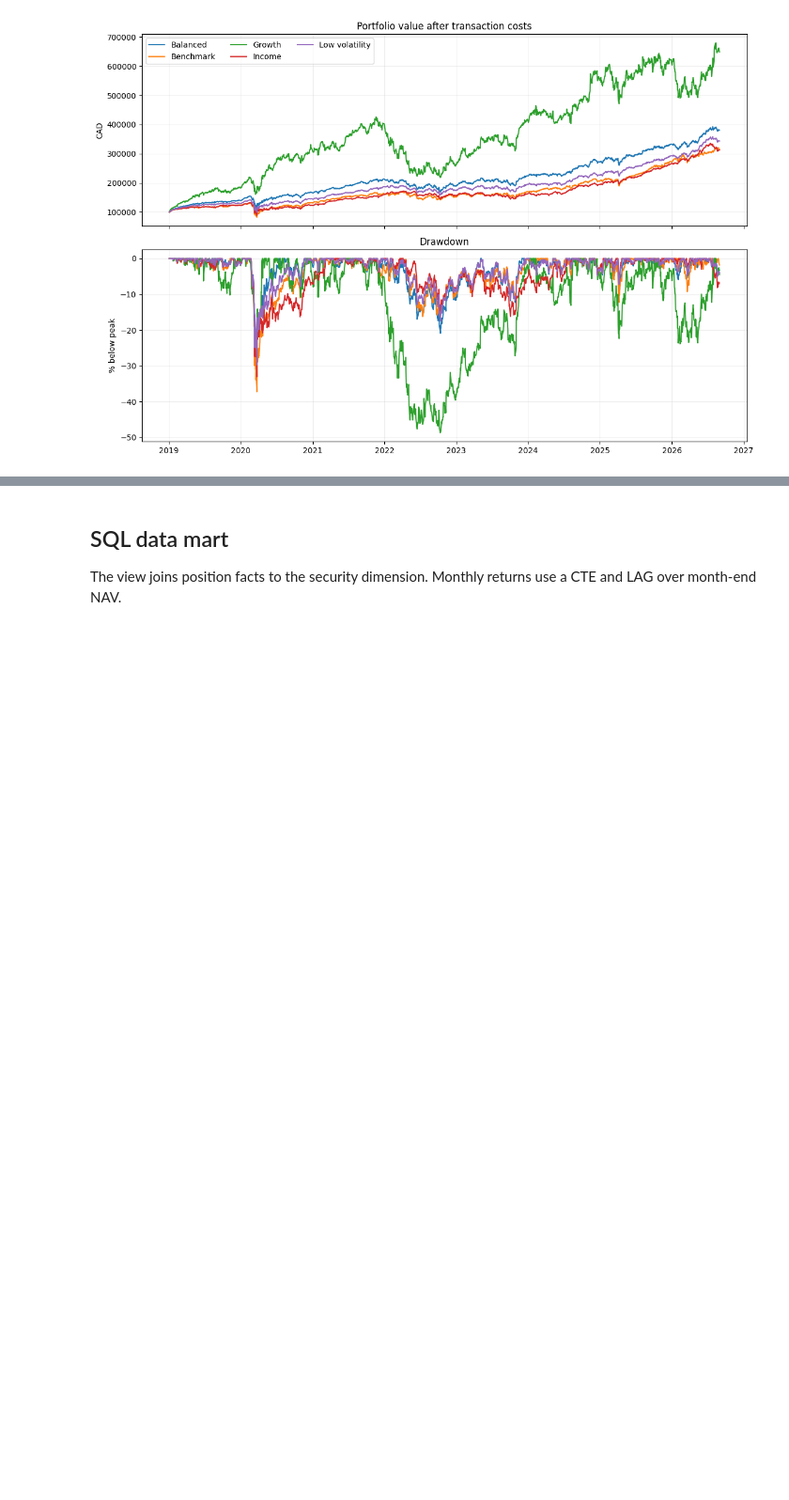
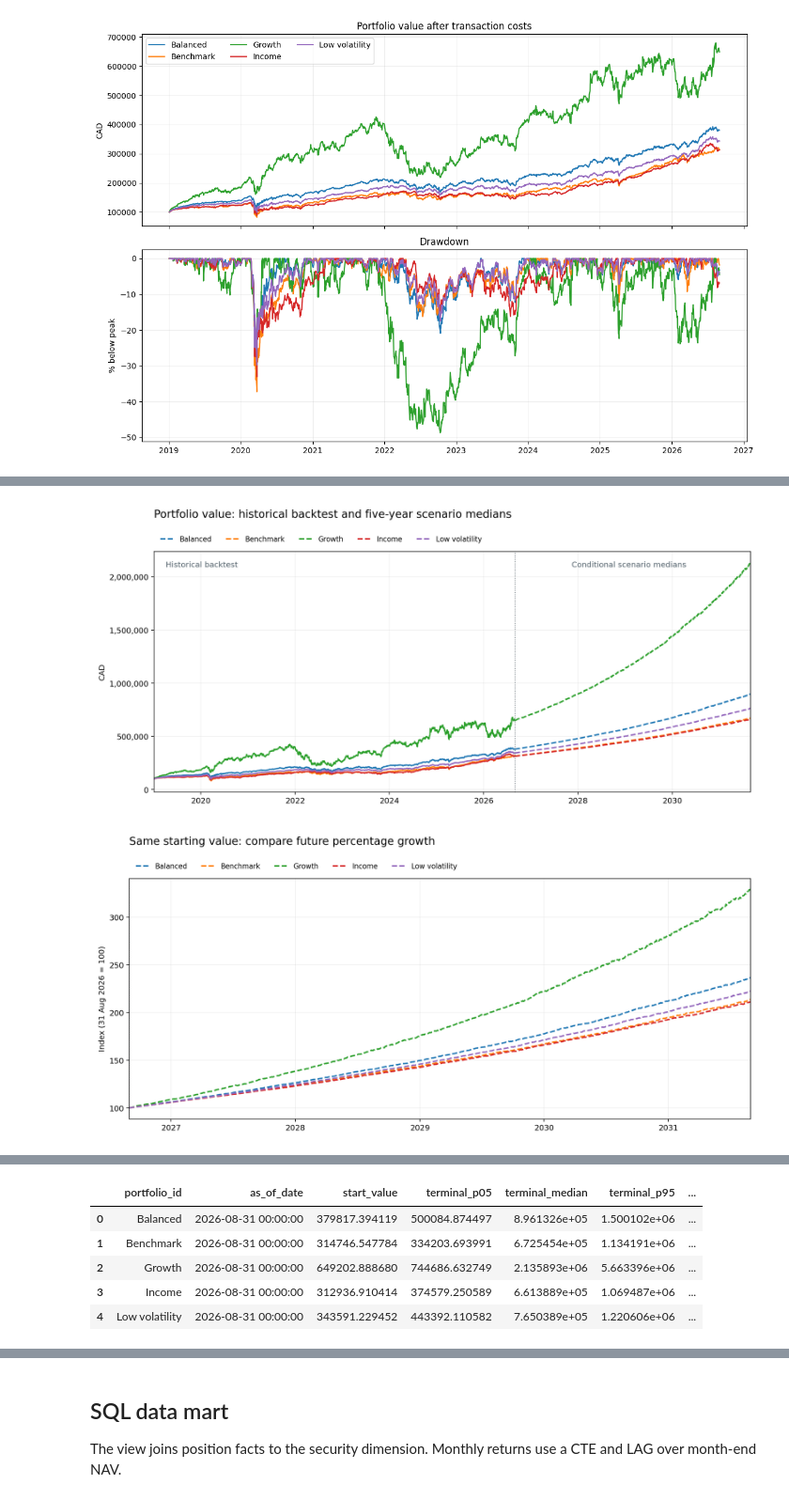
Before and after one commit to Nathan-Gomes/nathan-portfolio, a Jupyter notebook: public/investment-analytics/notebooks/portfolio_exploration.ipynb, the cells around one changed output, grey strips where cells are left out. Shown at 94% size. Saved outputs shown, nothing was run; the diff lists cells and outputs as text; code cells hidden in the pictures; blank space fills up the shorter version.

Commit message:
Publish history-to-scenario comparisons and bias methodology

```diff
--- a/public/investment-analytics/notebooks/portfolio_exploration.ipynb
+++ b/public/investment-analytics/notebooks/portfolio_exploration.ipynb
@@ -46,0 +50,8 @@ plt.show()
+# %%
+from IPython.display import Image
+for filename in ['forward_scenarios.png', 'forward_indexed.png', 'forward_ranges.png']:
+    display(Image(filename=str(ROOT / 'output' / filename)))
+display(pd.read_sql('SELECT * FROM forward_projection_summary', conn))
+# %% [output]
+[figure, added]
+[figure, added]
@@ -46,0 +59,6 @@ plt.show()
+|  | portfolio_id | as_of_date | start_value | terminal_p05 | terminal_median | terminal_p95 | ... |
+| 0 | Balanced | 2026-08-31 00:00:00 | 379817.394119 | 500084.874497 | 8.961326e+05 | 1.500102e+06 | ... |
+| 1 | Benchmark | 2026-08-31 00:00:00 | 314746.547784 | 334203.693991 | 6.725454e+05 | 1.134191e+06 | ... |
+| 2 | Growth | 2026-08-31 00:00:00 | 649202.888680 | 744686.632749 | 2.135893e+06 | 5.663396e+06 | ... |
+| 3 | Income | 2026-08-31 00:00:00 | 312936.910414 | 374579.250589 | 6.613889e+05 | 1.069487e+06 | ... |
+| 4 | Low volatility | 2026-08-31 00:00:00 | 343591.229452 | 443392.110582 | 7.650389e+05 | 1.220606e+06 | ... |
```
Also changed, not shown: parts of 5 cells of this notebook, 12 other files.
